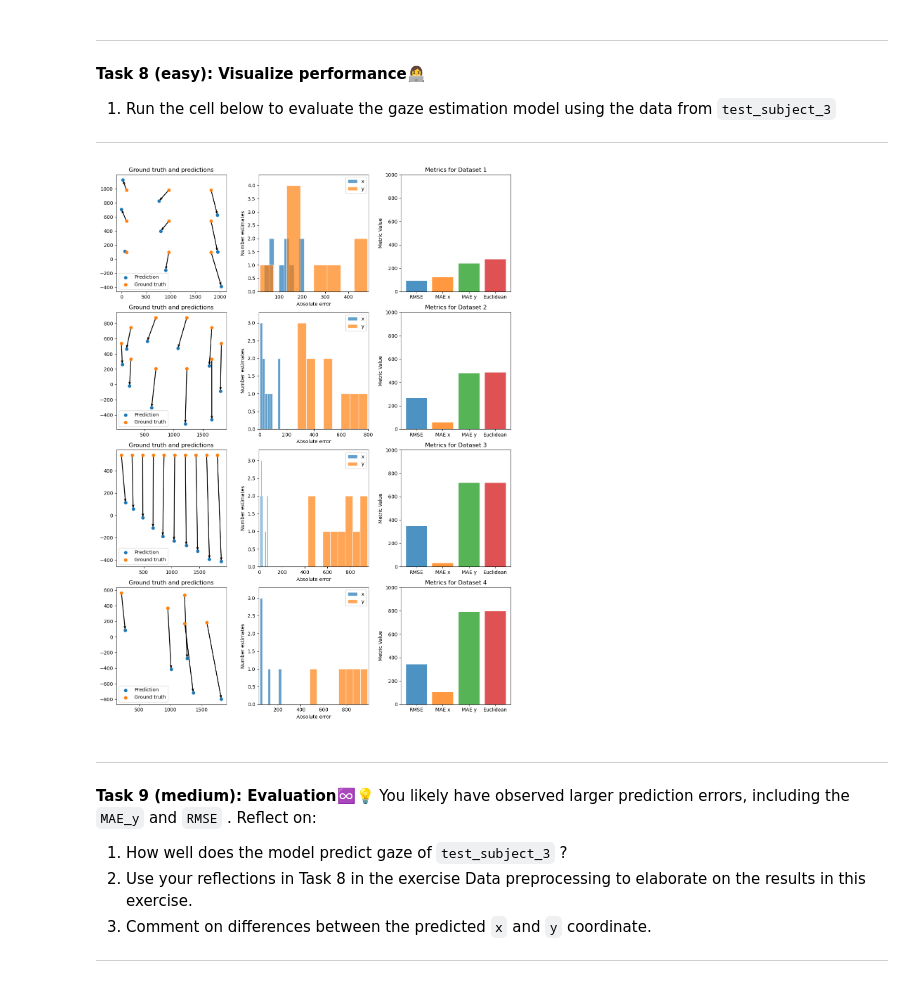
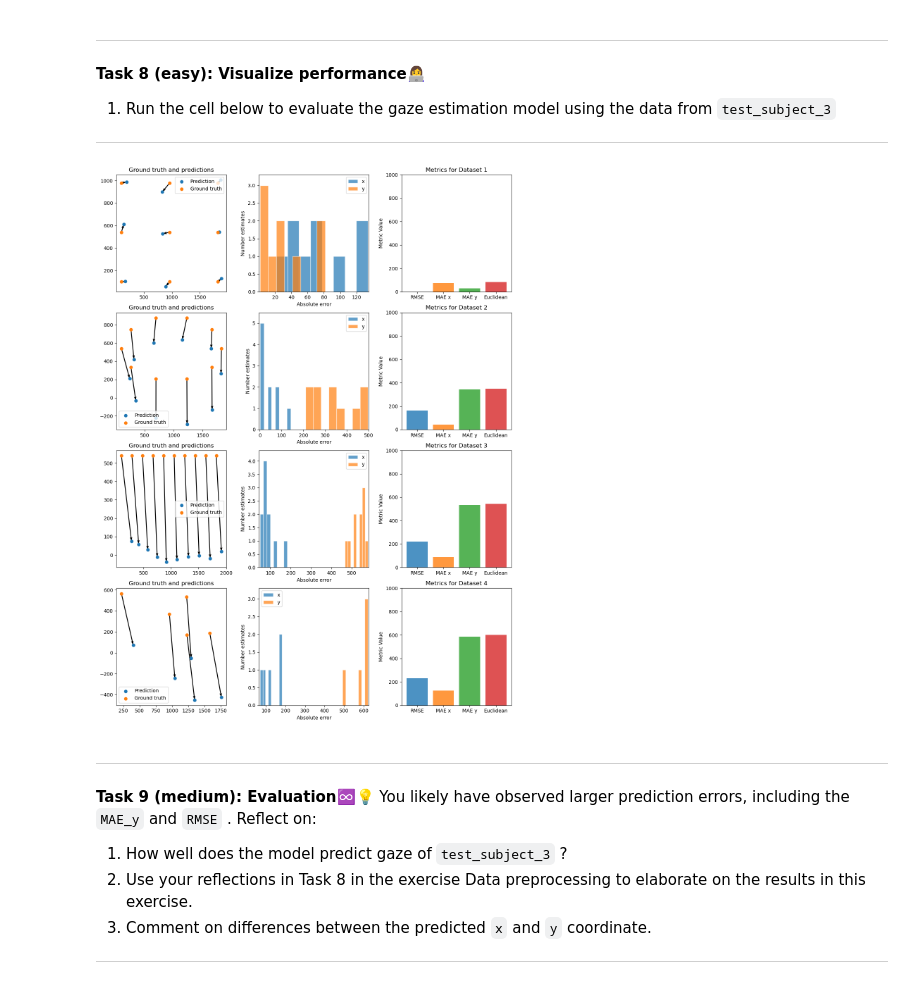
Before and after one commit to simontitk/machine-learning, a Jupyter notebook: 02-gaze.ipynb, the cells around one changed output. Cells and saved outputs as stored; diff of their text form; code cells hidden in the pictures.

Commit message:
adding task 8-13 including preliminary reflections. Some graphs seem wrong, need to fix

```diff
--- a/02-gaze.ipynb
+++ b/02-gaze.ipynb
@@ -520,11 +528,20 @@ D3 = iml_util.gen_data_subject('test_subject_3')
 
 ---
 # %%
-results_linear_ts3 = results_for_model(LinearGaze(), D, D3, 'pupils_n_train', 'screen_coordinates_train', 'pupils_test', 'screen_coordinates_test', 4)
+results_linear_ts3 = results_for_model(
+    LinearGaze(),
+    D3,
+    D3,
+    'pupils_train',
+    'screen_coordinates_train',
+    'pupils_test',
+    'screen_coordinates_test',
+    4)
+## instead of default pupils_n_train , the key name was pupils_train
 
 iml_util.plot_results_grid(results_linear_ts3, 4)
 # %% [output]
-[figure, old version]
+[figure, new version]
 # %% [markdown]
 
 ---
```
Also changed, not shown: parts of 7 cells of this notebook.
